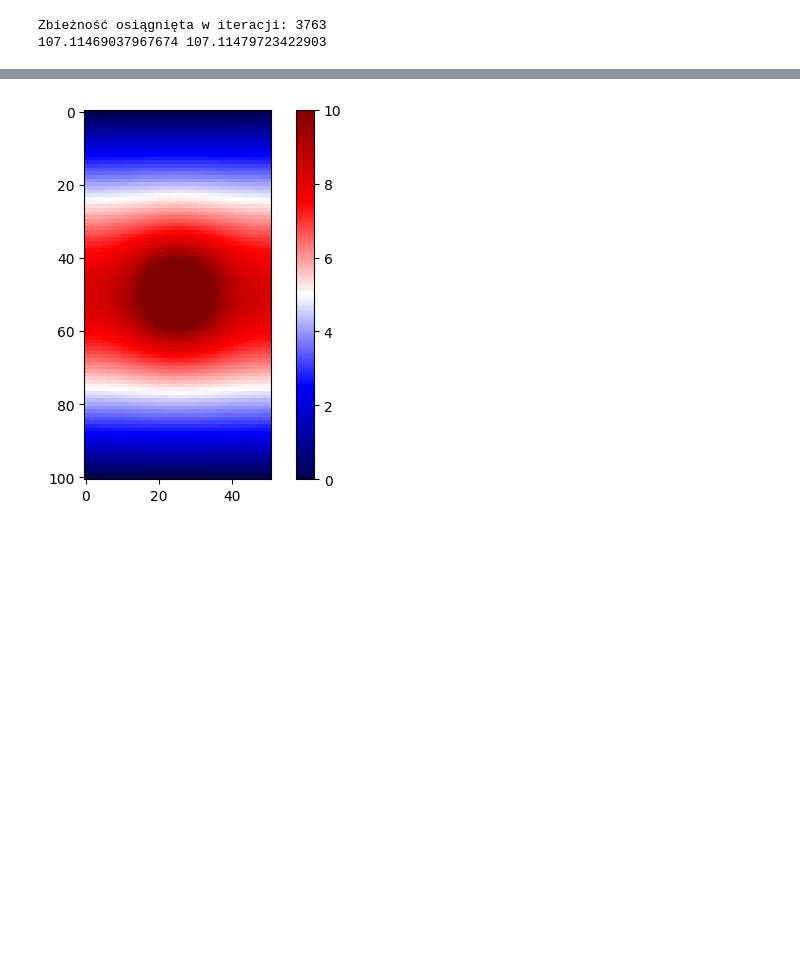
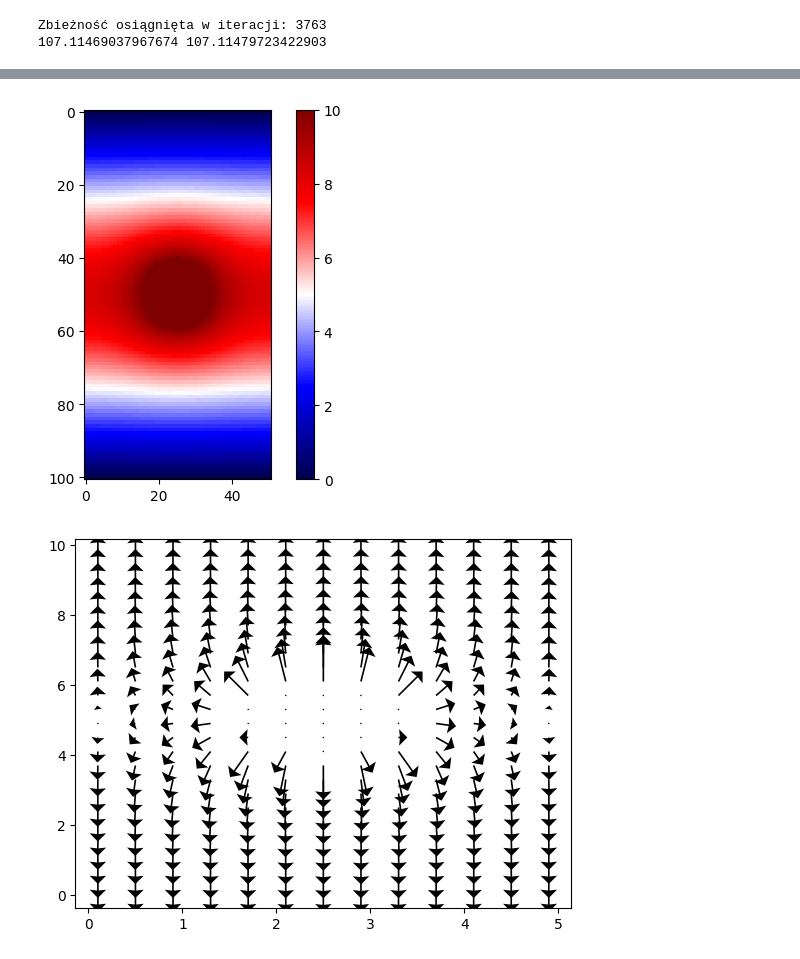
Before and after one commit to xXKeNdAmAmAsTeRXx/Computer_Physics, a Jupyter notebook: projekt6/Metoda_relaksacji.ipynb, the cells around one changed output, grey strips where cells are left out. Drawn from its saved outputs; the diff is of its cells as text; code cells hidden in the pictures; blank space fills up the shorter version.

Commit message:
electrical filed vector plot for local relaxation

```diff
--- a/projekt6/Metoda_relaksacji.ipynb
+++ b/projekt6/Metoda_relaksacji.ipynb
@@ -106,30 +106,59 @@ def global_relaxation():
         if iteration > 1:
             S_prev = S_values[-2]
             if S_prev != 0 and np.abs((S_it - S_prev) / S_prev) < PARAMS['epsilon']:
                 print(f"Zbieżność osiągnięta w iteracji: {iteration}")
                 print(S_it, S_prev)
                 break
         # Krok 3: Przepisanie tablicy
         V_s = V_n.copy()
 
         #Debug print
         # plt.imshow(V_n)
         # plt.show()
 
     return V_n, S_values, Iter_num
 
 # Uruchomienie Zadania 1
 V_global, S_global, Iter = global_relaxation()
 plt.plot(Iter, S_global)
 plt.xscale('log')
 plt.show()
 
 # Zadanie 2: Wykres mapy potencjału V
 plt.imshow(V_global.T, cmap='seismic')
 plt.colorbar()
 plt.show()
+
+# Zadanie 3: Wykres Pola
+Ex = -(V_global[2:, 1:-1] - V_global[:-2, 1:-1])/(2*PARAMS['dx'])
+Ey = -(V_global[1:-1, 2:] - V_global[1:-1, :-2])/(2*PARAMS['dx'])
+
+
+# Siatka
+M, N = V_global.shape
+
+
+
+
+# 1. Tworzenie pełnej siatki
+x_full = np.linspace(0, (M-1) * PARAMS['dx'], M)
+y_full = np.linspace(0, (N-1) * PARAMS['dx'], N)
+
+# 2. Tworzenie siatki 2D
+X, Y = np.meshgrid(x_full, y_full, indexing='ij')
+
+# --- Dostosowanie X i Y do wymiarów Ex i Ey ---
+x = X[1:-1, 1:-1]
+y = Y[1:-1, 1:-1]
+
+
+
+arrow_step = 4 # Wiekszy znaczy mniej
+plt.quiver (x[::arrow_step, ::arrow_step], y[::arrow_step, ::arrow_step], Ex [::arrow_step , ::arrow_step], Ey [::arrow_step , ::arrow_step], scale =50, headwidth =10)
+plt.show()
 # %% [output]
 Zbieżność osiągnięta w iteracji: 3763
 107.11469037967674 107.11479723422903
 [figure]
 [figure]
+[figure, added]
```
